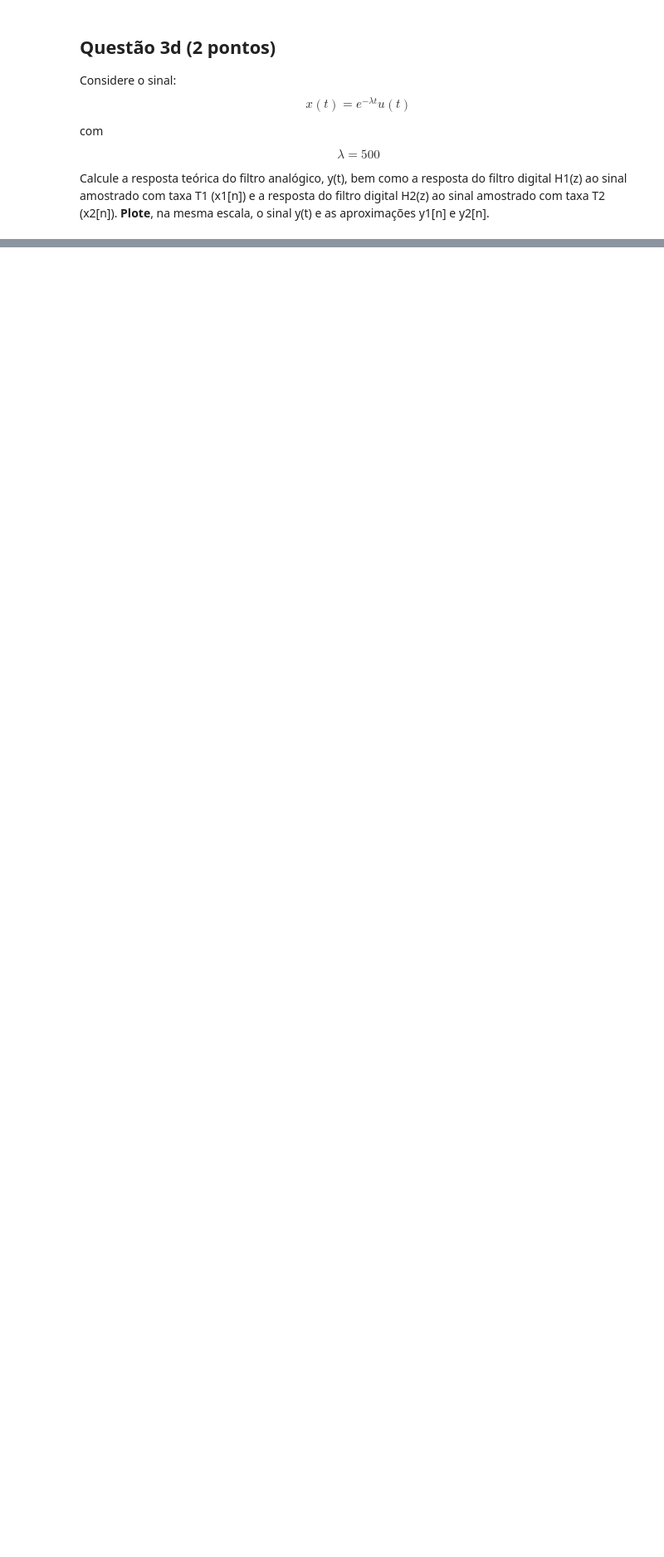
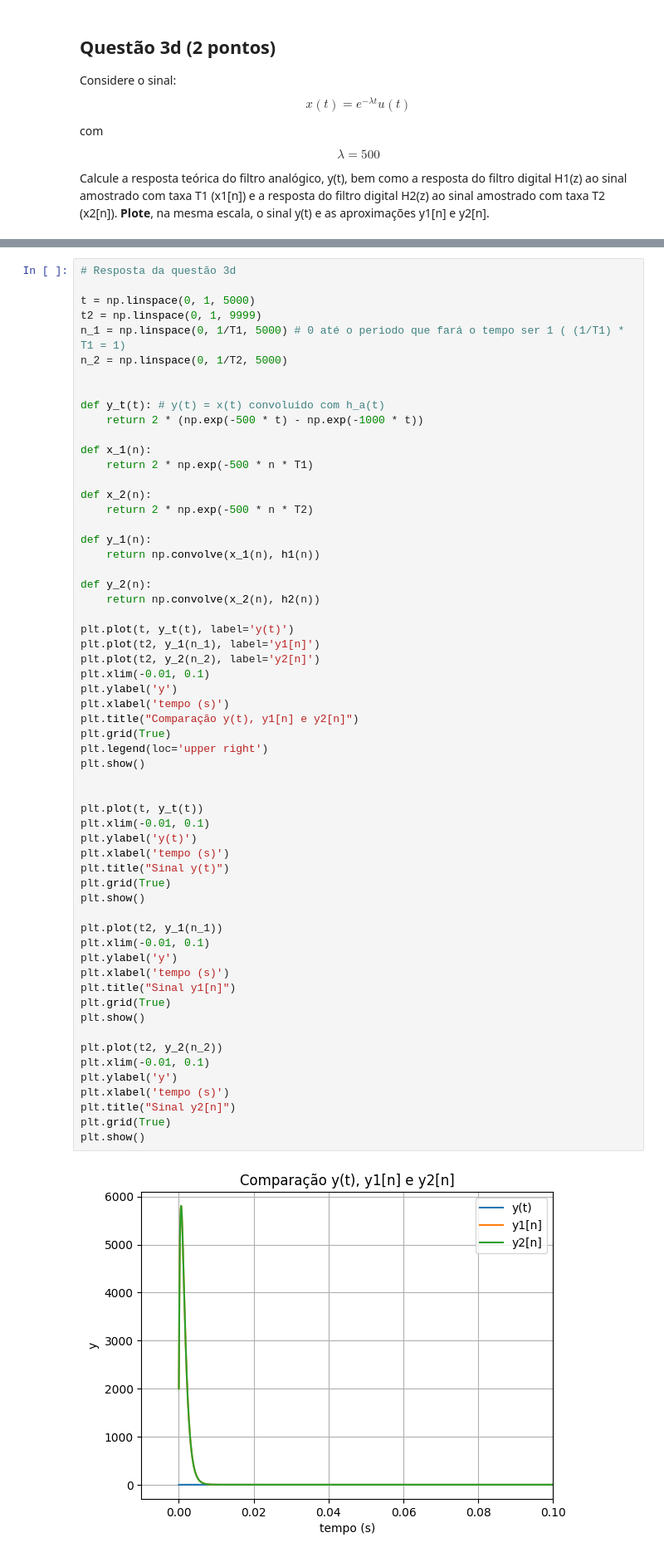
Before and after one commit to geraldotnf/sstd, a Jupyter notebook: Projeto 2/projeto2.ipynb, the cells around one changed output, grey strips where cells are left out. Shown: that part at 83% size. Cells and saved outputs as stored; diff of their text form; blank space fills up the shorter version.

```diff
--- a/Projeto 2/projeto2.ipynb
+++ b/Projeto 2/projeto2.ipynb
@@ -350,0 +377,61 @@ Calcule a resposta teórica do filtro analógico, y(t), bem como a resposta do f
+# %%
+# Resposta da questão 3d
+
+t = np.linspace(0, 1, 5000)
+t2 = np.linspace(0, 1, 9999)
+n_1 = np.linspace(0, 1/T1, 5000) # 0 até o periodo que fará o tempo ser 1 ( (1/T1) * T1 = 1)
+n_2 = np.linspace(0, 1/T2, 5000)
+
+
+def y_t(t): # y(t) = x(t) convoluido com h_a(t)
+    return 2 * (np.exp(-500 * t) - np.exp(-1000 * t))
+
+def x_1(n):
+    return 2 * np.exp(-500 * n * T1)
+
+def x_2(n):
+    return 2 * np.exp(-500 * n * T2)
+
+def y_1(n):
+    return np.convolve(x_1(n), h1(n))
+
+def y_2(n):
+    return np.convolve(x_2(n), h2(n))
+
+plt.plot(t, y_t(t), label='y(t)')
+plt.plot(t2, y_1(n_1), label='y1[n]')
+plt.plot(t2, y_2(n_2), label='y2[n]')
+plt.xlim(-0.01, 0.1)
+plt.ylabel('y')
+plt.xlabel('tempo (s)')
+plt.title("Comparação y(t), y1[n] e y2[n]")
+plt.grid(True)
+plt.legend(loc='upper right')
+plt.show()
+
+
+plt.plot(t, y_t(t))
+plt.xlim(-0.01, 0.1)
+plt.ylabel('y(t)')
+plt.xlabel('tempo (s)')
+plt.title("Sinal y(t)")
+plt.grid(True)
+plt.show()
+
+plt.plot(t2, y_1(n_1))
+plt.xlim(-0.01, 0.1)
+plt.ylabel('y')
+plt.xlabel('tempo (s)')
+plt.title("Sinal y1[n]")
+plt.grid(True)
+plt.show()
+
+plt.plot(t2, y_2(n_2))
+plt.xlim(-0.01, 0.1)
+plt.ylabel('y')
+plt.xlabel('tempo (s)')
+plt.title("Sinal y2[n]")
+plt.grid(True)
+plt.show()
+# %% [output]
+[figure, added]
```
Also changed, not shown: parts of 4 cells of this notebook.
